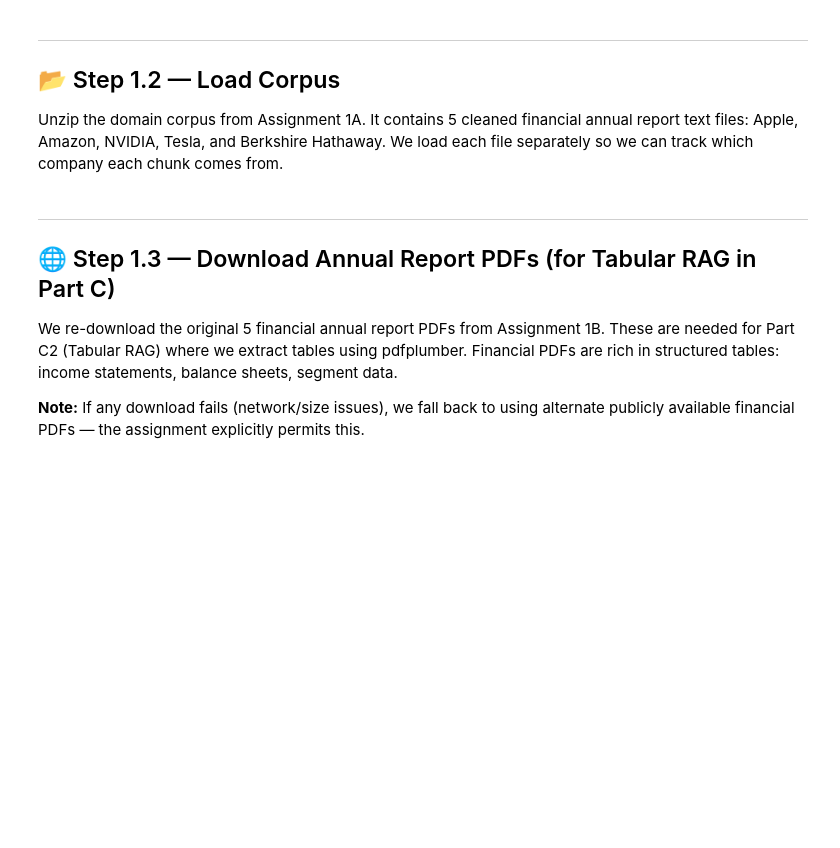
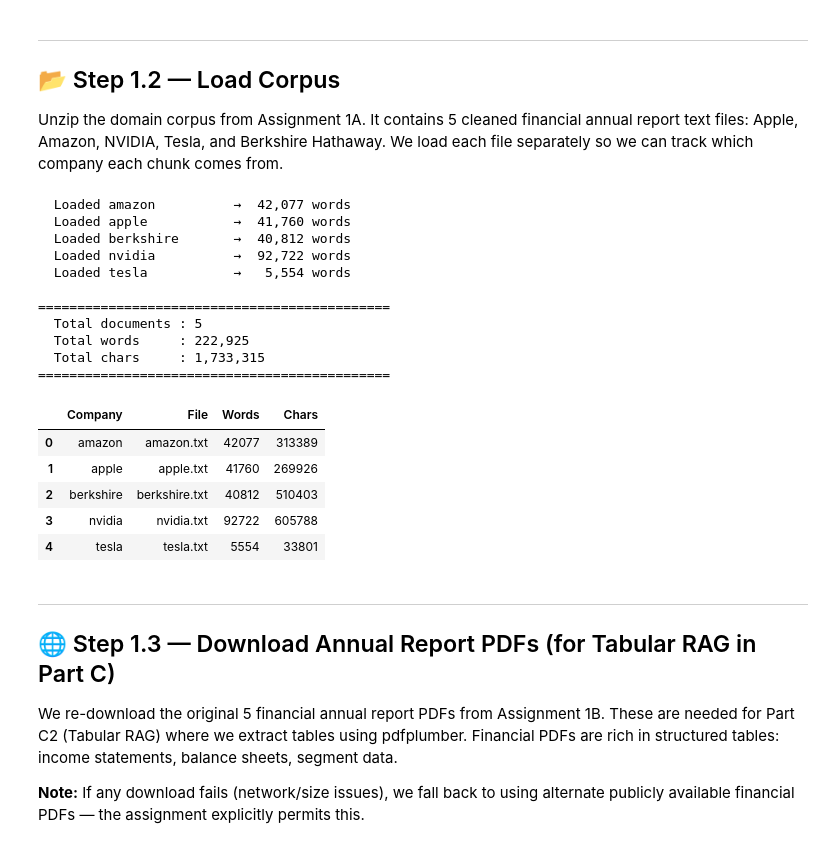
Before and after one commit to dvksuman/assignment-2b-rag-pipeline, a Jupyter notebook: assignment_2b_rag_pipeline.ipynb, the cells around one changed output. Drawn from its saved outputs; the diff is of its cells as text; code cells hidden in the pictures; blank space fills up the shorter version.

```diff
--- a/assignment_2b_rag_pipeline.ipynb
+++ b/assignment_2b_rag_pipeline.ipynb
@@ -49,7 +73,7 @@ import os
 import pandas as pd
 
 # Extract corpus zip into a local folder
-CORPUS_ZIP = "ASSIGNMENT1stuff/domain_corpus (2).zip"
+CORPUS_ZIP = "domain_corpus (2).zip"  # uploaded to Colab root
 CORPUS_DIR = "corpus"
 
 os.makedirs(CORPUS_DIR, exist_ok=True)
@@ -57,33 +81,51 @@ os.makedirs(CORPUS_DIR, exist_ok=True)
 with zipfile.ZipFile(CORPUS_ZIP, 'r') as z:
     z.extractall(CORPUS_DIR)
 
 # Load each .txt file and record word count
 corpus_files = {}
 stats = []
 
 for fname in sorted(os.listdir(CORPUS_DIR)):
     if fname.endswith('.txt'):
         fpath = os.path.join(CORPUS_DIR, fname)
         with open(fpath, 'r', encoding='utf-8', errors='ignore') as f:
             text = f.read()
         company = fname.replace('.txt', '')
         word_count = len(text.split())
         corpus_files[company] = text
         stats.append({'Company': company, 'File': fname, 'Words': word_count, 'Chars': len(text)})
         print(f"  Loaded {company:<15} → {word_count:>7,} words")
 
 # Combine all documents into one corpus string
 full_corpus = "\n\n".join(corpus_files.values())
 total_words = sum(s['Words'] for s in stats)
 
 print(f"\n{'='*45}")
 print(f"  Total documents : {len(corpus_files)}")
 print(f"  Total words     : {total_words:,}")
 print(f"  Total chars     : {len(full_corpus):,}")
 print(f"{'='*45}")
 
 df_corpus_stats = pd.DataFrame(stats)
 display(df_corpus_stats)
+# %% [output]
+  Loaded amazon          →  42,077 words
+  Loaded apple           →  41,760 words
+  Loaded berkshire       →  40,812 words
+  Loaded nvidia          →  92,722 words
+  Loaded tesla           →   5,554 words
+
+=============================================
+  Total documents : 5
+  Total words     : 222,925
+  Total chars     : 1,733,315
+=============================================
+|  | Company | File | Words | Chars |
+| 0 | amazon | amazon.txt | 42077 | 313389 |
+| 1 | apple | apple.txt | 41760 | 269926 |
+| 2 | berkshire | berkshire.txt | 40812 | 510403 |
+| 3 | nvidia | nvidia.txt | 92722 | 605788 |
+| 4 | tesla | tesla.txt | 5554 | 33801 |
 # %% [markdown]
 ---
 ## 🌐 Step 1.3 — Download Annual Report PDFs (for Tabular RAG in Part C)
```
Also changed, not shown: parts of 15 cells of this notebook, 3 other files.
